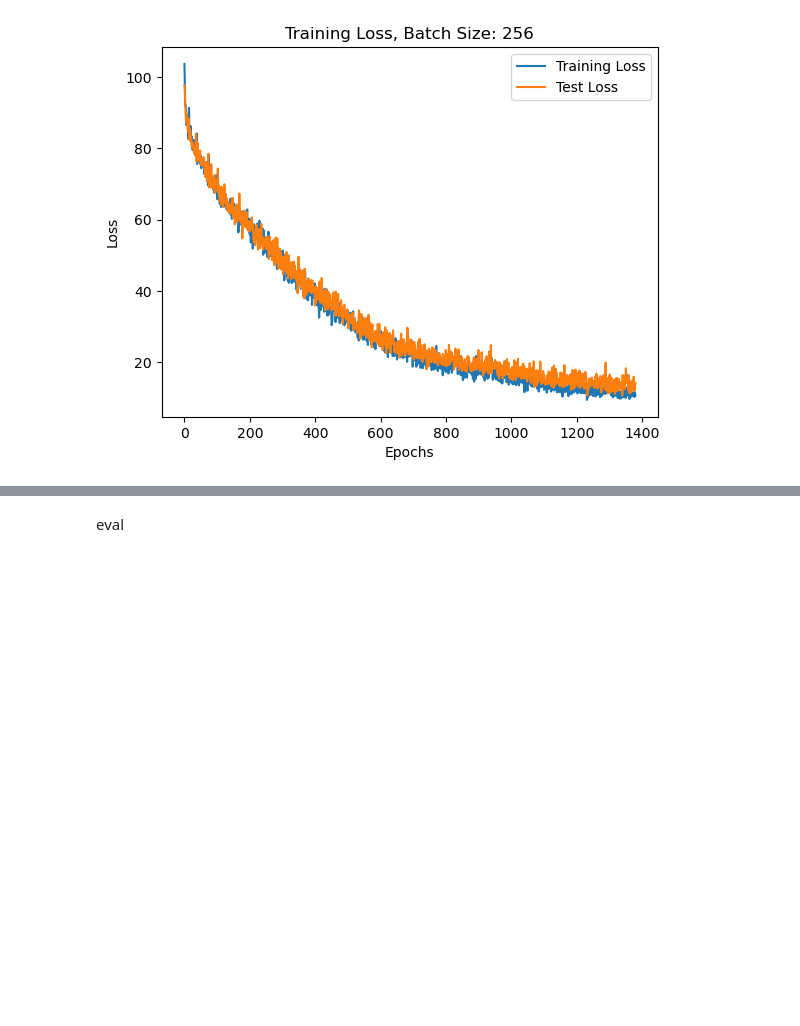
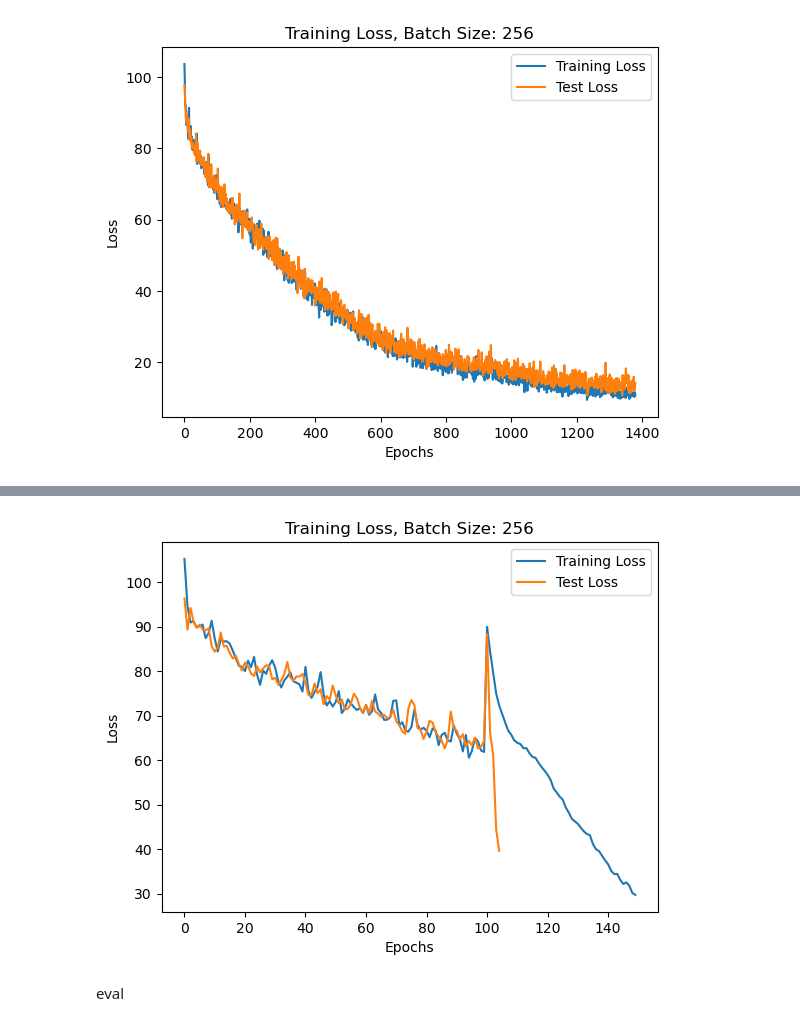
Before and after one commit to dennisripp/spiking_time_signature, a Jupyter notebook: snntorch.ipynb, the cells around one changed output, grey strips where cells are left out. Cells and saved outputs as stored; diff of their text form; code cells hidden in the pictures; blank space fills up the shorter version.

```diff
--- a/snntorch.ipynb
+++ b/snntorch.ipynb
@@ -607,3 +565,66 @@ Test Set Loss: 14.96
 Train set accuracy for a single minibatch: 85.16%
 Test set accuracy for a single minibatch: 84.38%
 [figure]
+# %%
+num_epochs = 50
+
+# Set the model to training mode before starting the training loop
+net.train()
+
+# Outer training loop
+for epoch in range(num_epochs):
+    total_loss = 0.0  # to keep track of total loss for each epoch
+
+    # Minibatch training loop
+    for data, targets in train_loader:
+        data = data.to(device)
+        targets = targets.to(device)
+
+        # forward pass
+        spk_rec, mem_rec = net(data.view(batch_size, -1))
+
+        # initialize the loss & sum over time
+        loss_val = torch.zeros((1), dtype=dtype, device=device)
+        for step in range(num_steps):
+            loss_val += loss(mem_rec[step], targets)
+
+        # Gradient calculation + weight update
+        optimizer.zero_grad()
+        loss_val.backward()
+        optimizer.step()
+
+        total_loss += loss_val.item()
+
+    # average loss for this epoch
+    loss_hist.append(total_loss / len(train_loader))
+
+    # Test set
+    if epoch % 10 == 0:  # Test every 10 epochs; adjust based on your preference
+        net.eval()
+        with torch.no_grad():
+            test_data, test_targets = next(iter(test_loader))
+            test_data = test_data.to(device)
+            test_targets = test_targets.to(device)
+
+            # Test set forward pass
+            test_spk, test_mem = net(test_data.view(batch_size, -1))
+
+            # Test set loss
+            test_loss = torch.zeros((1), dtype=dtype, device=device)
+            for step in range(num_steps):
+                test_loss += loss(test_mem[step], test_targets)
+            test_loss_hist.append(test_loss.item())
+
+        net.train()  # Switch back to training mode after testing
+
+    if epoch % 10 == 0:
+        print(f"Epoch [{epoch}/{num_epochs}]: Train Loss: {total_loss / len(train_loader):.4f}, Test Loss: {test_loss.item():.4f}")
+
+plt.title(f"Training Loss, Batch Size: {batch_size}")
+plt.plot(loss_hist, label="Training Loss")
+plt.plot(test_loss_hist, label="Test Loss")
+plt.xlabel('Epochs')
+plt.ylabel('Loss')
+plt.legend()
+plt.show()
+# %% [output]
@@ -610,3 +636,4 @@ Test set accuracy for a single minibatch: 84.38%
+[figure, added]
 # %% [markdown]
 eval
 # %%
```
Also changed, not shown: parts of 11 cells of this notebook, 2 other files.
